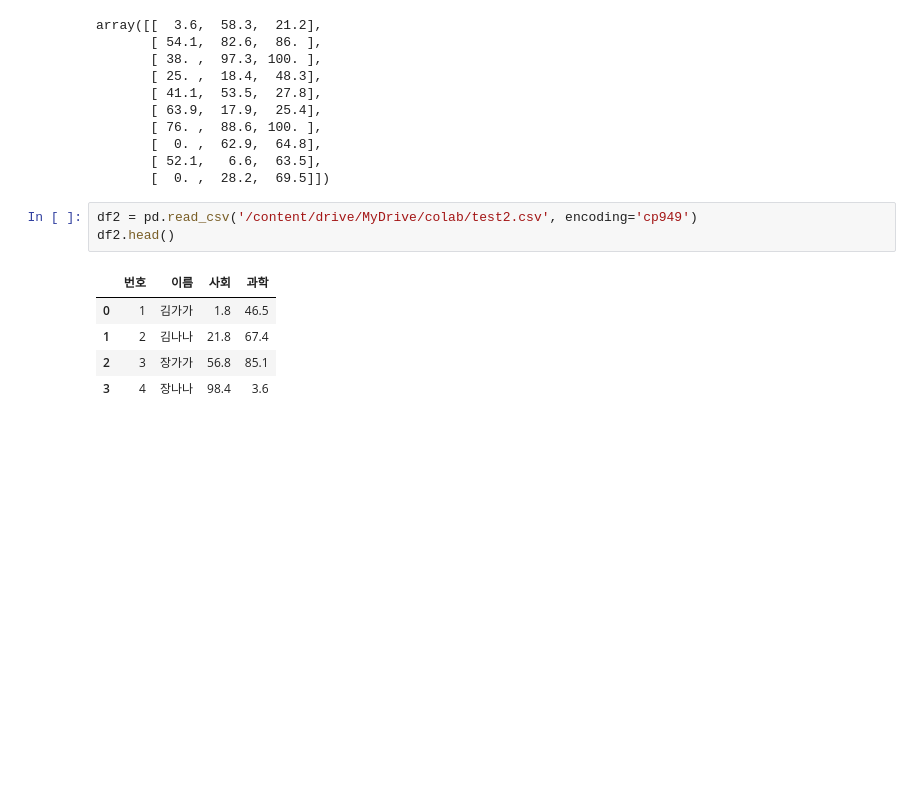
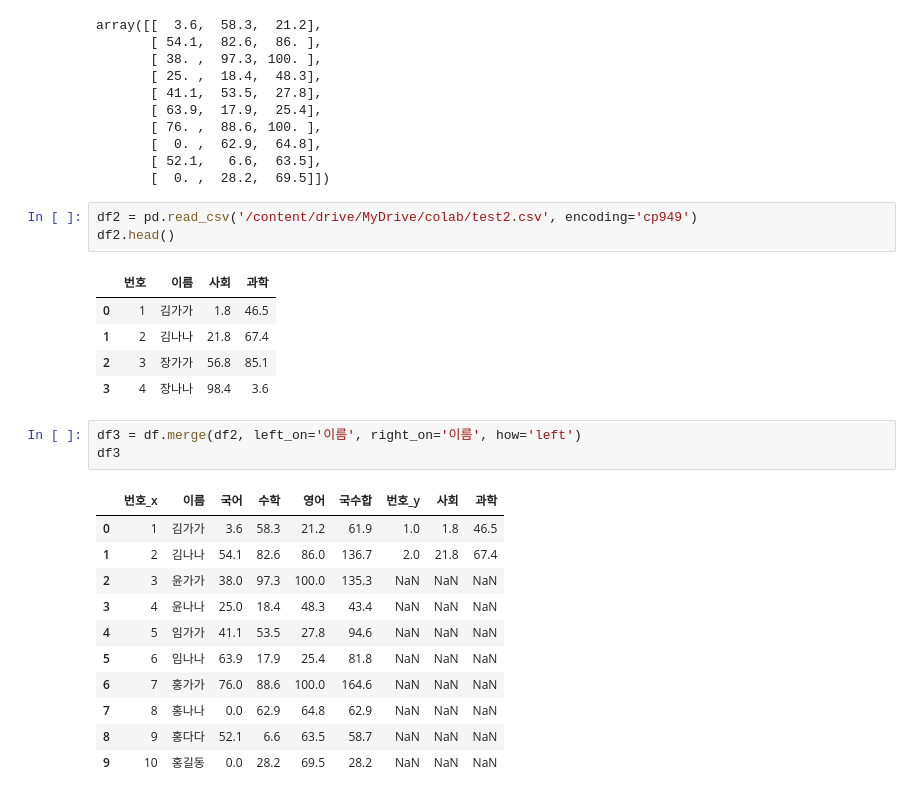
Before and after one commit to urous3814/Sorabol-SharingCamp, a Jupyter notebook: 09/06/Colab.ipynb, the cells around one changed output. Drawn from its saved outputs; the diff is of its cells as text; blank space fills up the shorter version.

```diff
--- a/09/06/Colab.ipynb
+++ b/09/06/Colab.ipynb
@@ -509,3 +509,18 @@ df2.head()
 | 1 | 2 | 김나나 | 21.8 | 67.4 |
 | 2 | 3 | 장가가 | 56.8 | 85.1 |
 | 3 | 4 | 장나나 | 98.4 | 3.6 |
+# %%
+df3 = df.merge(df2, left_on='이름', right_on='이름', how='left')
+df3
+# %% [output]
+|  | 번호_x | 이름 | 국어 | 수학 | 영어 | 국수합 | 번호_y | 사회 | 과학 |
+| 0 | 1 | 김가가 | 3.6 | 58.3 | 21.2 | 61.9 | 1.0 | 1.8 | 46.5 |
+| 1 | 2 | 김나나 | 54.1 | 82.6 | 86.0 | 136.7 | 2.0 | 21.8 | 67.4 |
+| 2 | 3 | 윤가가 | 38.0 | 97.3 | 100.0 | 135.3 | NaN | NaN | NaN |
+| 3 | 4 | 윤나나 | 25.0 | 18.4 | 48.3 | 43.4 | NaN | NaN | NaN |
+| 4 | 5 | 임가가 | 41.1 | 53.5 | 27.8 | 94.6 | NaN | NaN | NaN |
+| 5 | 6 | 임나나 | 63.9 | 17.9 | 25.4 | 81.8 | NaN | NaN | NaN |
+| 6 | 7 | 홍가가 | 76.0 | 88.6 | 100.0 | 164.6 | NaN | NaN | NaN |
+| 7 | 8 | 홍나나 | 0.0 | 62.9 | 64.8 | 62.9 | NaN | NaN | NaN |
+| 8 | 9 | 홍다다 | 52.1 | 6.6 | 63.5 | 58.7 | NaN | NaN | NaN |
+| 9 | 10 | 홍길동 | 0.0 | 28.2 | 69.5 | 28.2 | NaN | NaN | NaN |
```
Also changed, not shown: parts of 5 cells of this notebook.
